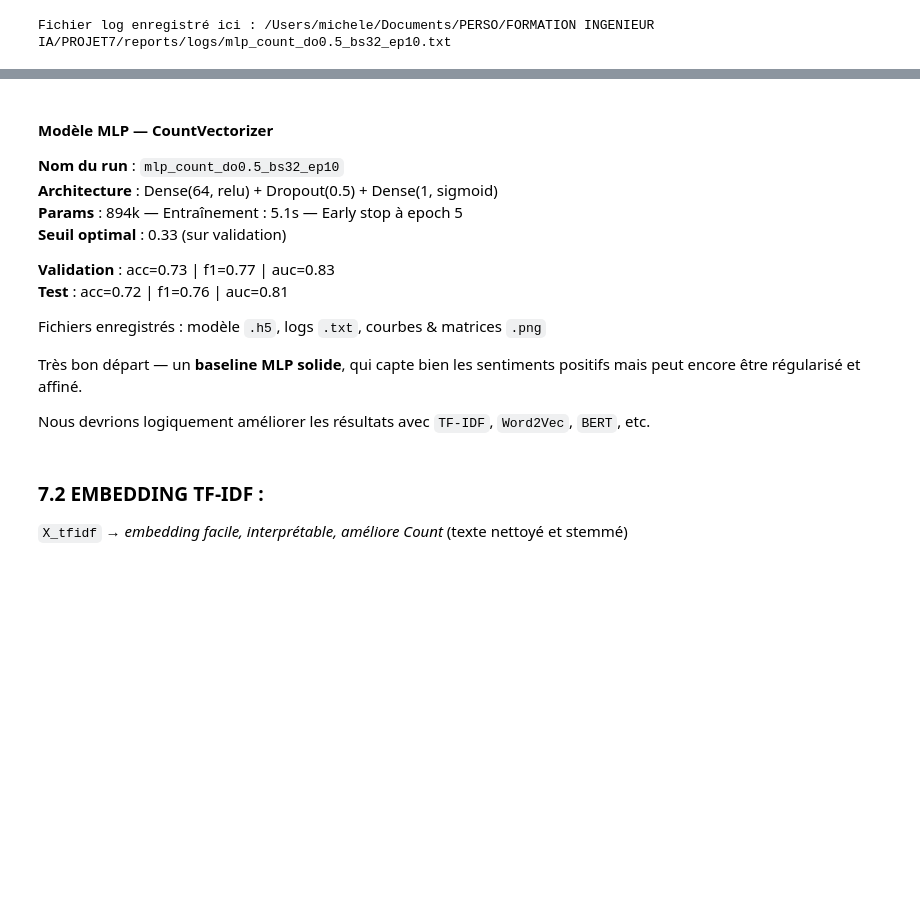
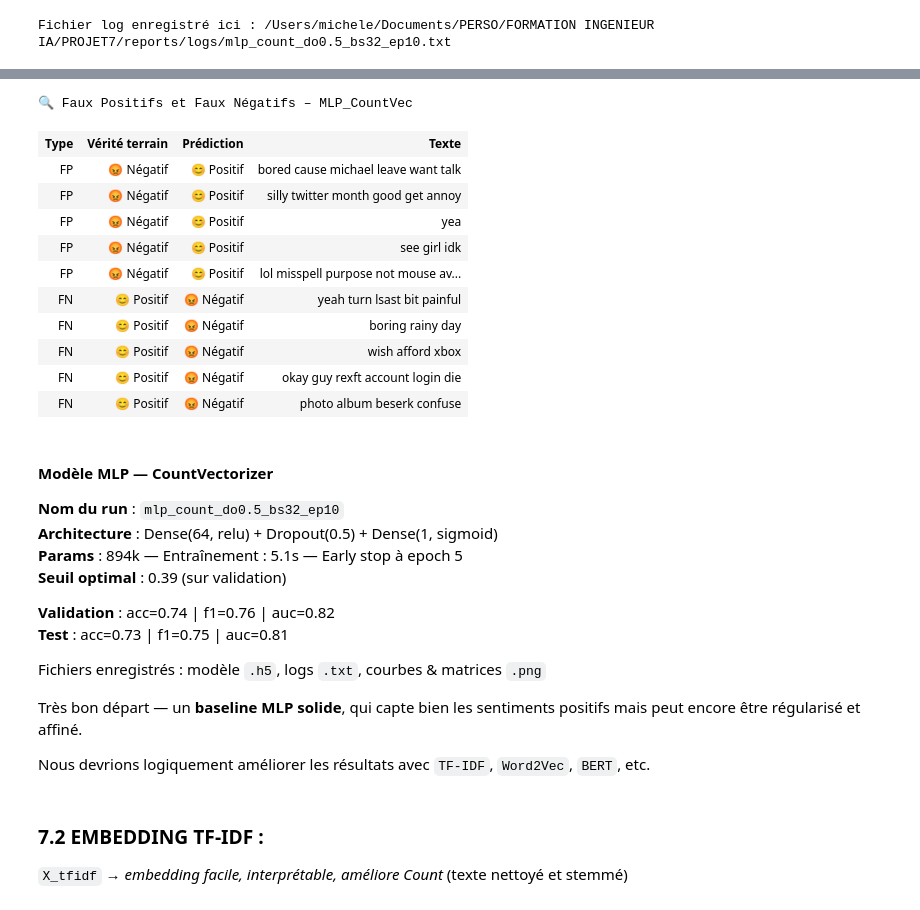
Before and after one commit to Michelita101/projet7-sentiment, a Jupyter notebook: notebooks/Dewerpe_Michèle_2bis_scripts_notebook_modélisation_avancée_092025.ipynb, the cells around one changed output, grey strips where cells are left out. Cells and saved outputs as stored; diff of their text form; code cells hidden in the pictures; blank space fills up the shorter version.

```diff
--- a/notebooks/Dewerpe_Michèle_2bis_scripts_notebook_modélisation_avancée_092025.ipynb
+++ b/notebooks/Dewerpe_Michèle_2bis_scripts_notebook_modélisation_avancée_092025.ipynb
@@ -569,9 +633,9 @@ Ils seront appelés directement dans la fonction `load_embedding_data()` au mome
 import pandas as pd
 
 # y_stem.parquet
-df_stem = pd.read_parquet("/Users/michele/Documents/PERSO/FORMATION INGENIEUR IA/PROJET7/data/processed/tweets_16k_clean_stem.parquet")
+df_stem = pd.read_parquet(os.path.join(project_root, "data/processed/tweets_16k_clean_stem.parquet"))
 y_stem = df_stem["label"]
-y_stem.to_frame(name="label").to_parquet("/Users/michele/Documents/PERSO/FORMATION INGENIEUR IA/PROJET7/data/processed/embeddings/y_stem.parquet")
+y_stem.to_frame(name="label").to_parquet(os.path.join(project_root, "data/processed/embeddings/y_stem.parquet"))
 print("y_stem.parquet OK")
 # %% [output]
 y_stem.parquet OK
@@ -903,13 +967,44 @@ with mlflow.start_run(run_name=run_name):
+# %%
+# Etape - Analyse métier : faux positifs et faux négatifs
+
+# Conversion en Series pour reset_index
+y_test = pd.Series(y_test).reset_index(drop=True)
+y_test_pred = pd.Series(y_test_pred).reset_index(drop=True)
+
+# Texte aligné
+X_text_test = df_stem["text"].iloc[y_test.index].reset_index(drop=True)
+
+# Affichage
+display_fp_fn_examples(
+    y_true=y_test,
+    y_pred=y_test_pred,
+    X_text=X_text_test,
+    n=5,
+    title="Mlp_count_do0.5_bs32_ep10"
+)
+# %% [output]
+🔍 Faux Positifs et Faux Négatifs – MLP_CountVec
+| Type | Vérité terrain | Prédiction | Texte |
+| FP | 😡 Négatif | 😊 Positif | bored cause michael leave want talk |
+| FP | 😡 Négatif | 😊 Positif | silly twitter month good get annoy |
+| FP | 😡 Négatif | 😊 Positif | yea |
+| FP | 😡 Négatif | 😊 Positif | see girl idk |
+| FP | 😡 Négatif | 😊 Positif | lol misspell purpose not mouse av... |
+| FN | 😊 Positif | 😡 Négatif | yeah turn lsast bit painful |
+| FN | 😊 Positif | 😡 Négatif | boring rainy day |
+| FN | 😊 Positif | 😡 Négatif | wish afford xbox |
+| FN | 😊 Positif | 😡 Négatif | okay guy rexft account login die |
+| FN | 😊 Positif | 😡 Négatif | photo album beserk confuse |
 # %% [markdown]
 #### __Modèle MLP — CountVectorizer__
 
 __Nom du run__ : `mlp_count_do0.5_bs32_ep10`
 __Architecture__ : Dense(64, relu) + Dropout(0.5) + Dense(1, sigmoid)
 __Params__ : 894k — Entraînement : 5.1s — Early stop à epoch 5
-__Seuil optimal__ : 0.33 (sur validation)
+__Seuil optimal__ : 0.39 (sur validation)
 
-__Validation__ : acc=0.73 | f1=0.77 | auc=0.83
-__Test__ : acc=0.72 | f1=0.76 | auc=0.81
+__Validation__ : acc=0.74 | f1=0.76 | auc=0.82
+__Test__ : acc=0.73 | f1=0.75 | auc=0.81
 
 Fichiers enregistrés : modèle `.h5`, logs `.txt`, courbes & matrices `.png`
 
```
Also changed, not shown: parts of 50 cells of this notebook, 37 other files.
